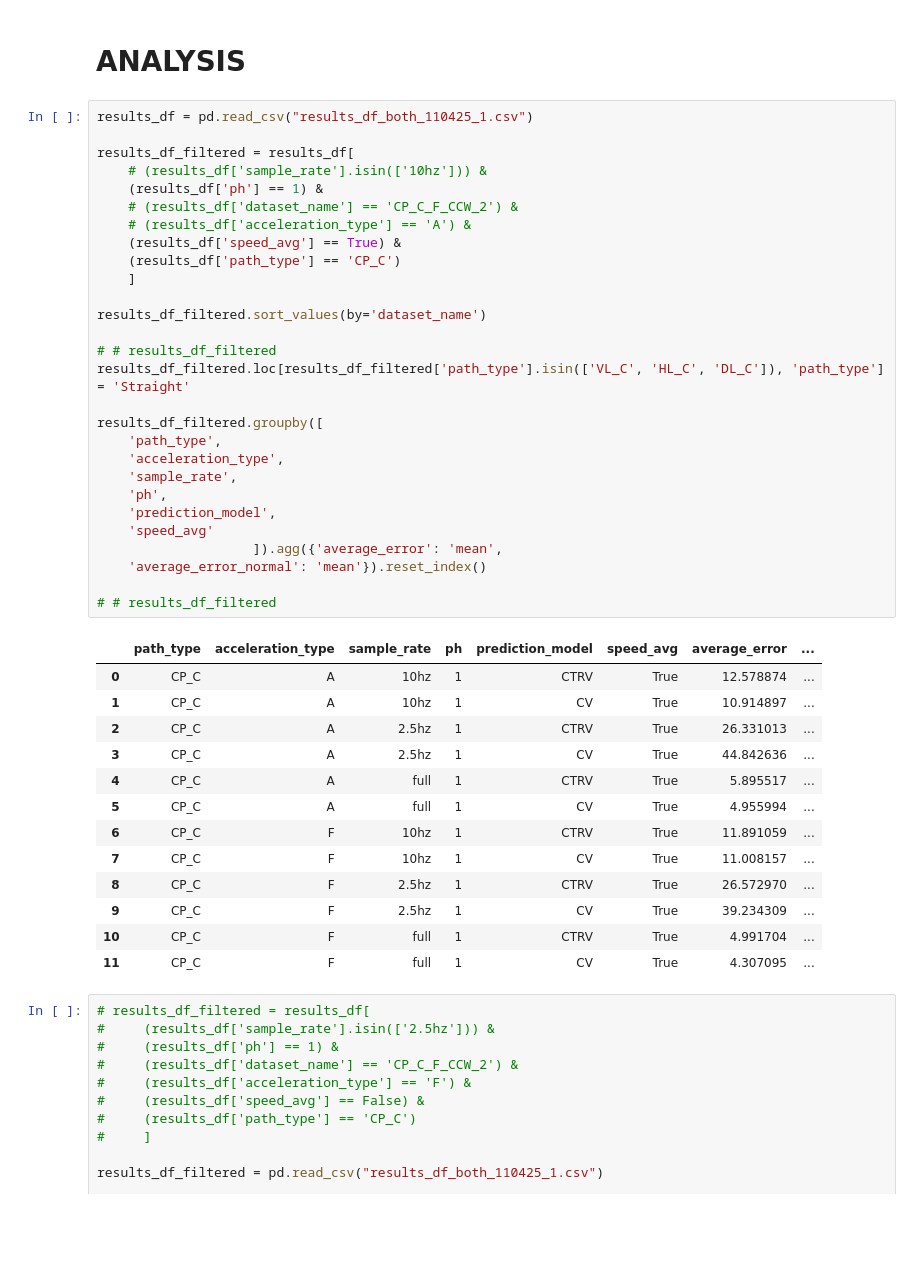
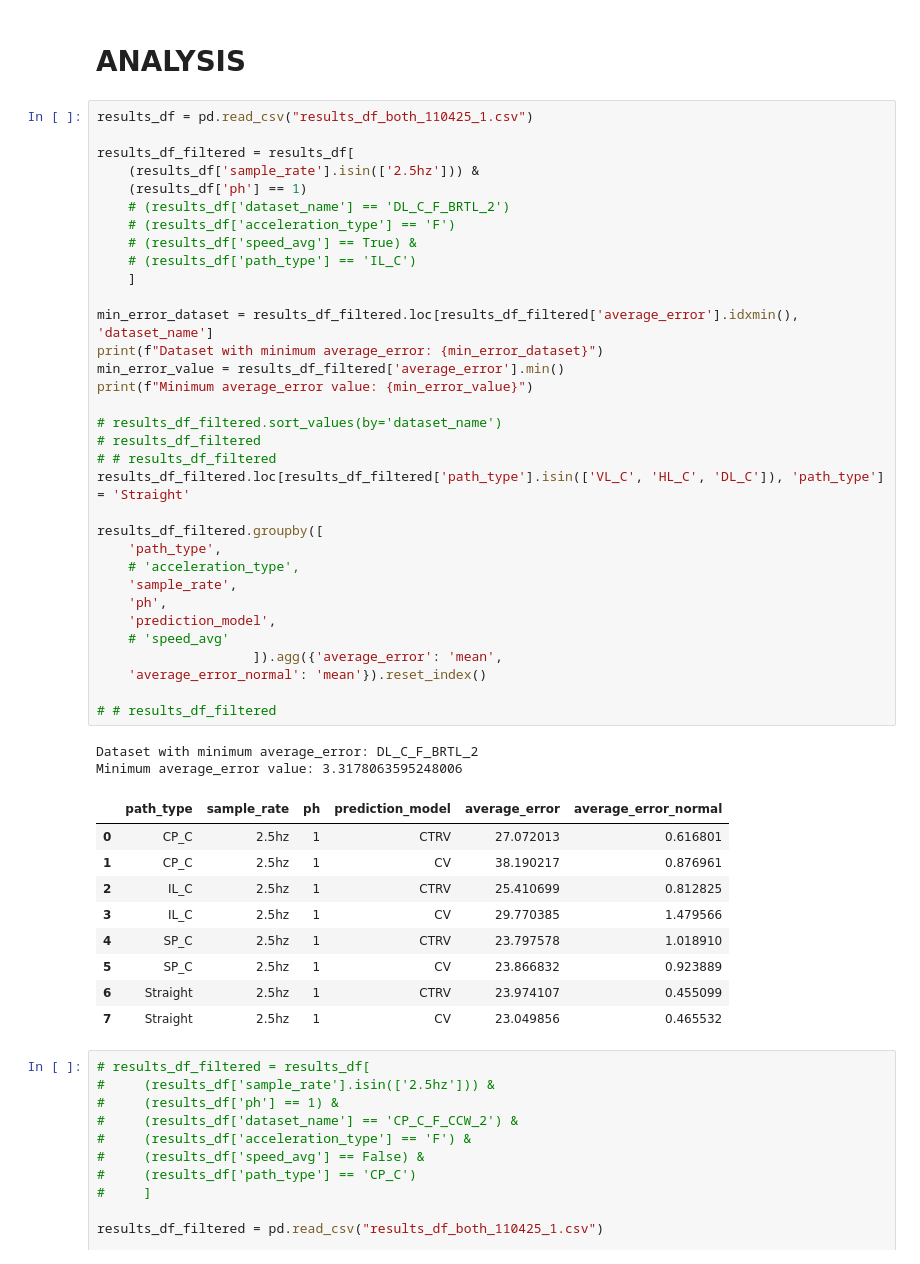
Before and after one commit to spourasgari/motion_predictor, a Jupyter notebook: void/CV_pred.ipynb, the cells around one changed output. Saved outputs shown, nothing was run; the diff lists cells and outputs as text; blank space fills up the shorter version.

```diff
--- a/CV_pred.ipynb
+++ b/void/CV_pred.ipynb
@@ -646,45 +620,48 @@ results_df_filtered.groupby([
 # %%
 results_df = pd.read_csv("results_df_both_110425_1.csv")
 
 results_df_filtered = results_df[
-    # (results_df['sample_rate'].isin(['10hz'])) &
-    (results_df['ph'] == 1) &
-    # (results_df['dataset_name'] == 'CP_C_F_CCW_2') &
-    # (results_df['acceleration_type'] == 'A') &
-    (results_df['speed_avg'] == True) &
-    (results_df['path_type'] == 'CP_C')
+    (results_df['sample_rate'].isin(['2.5hz'])) &
+    (results_df['ph'] == 1)
+    # (results_df['dataset_name'] == 'DL_C_F_BRTL_2')
+    # (results_df['acceleration_type'] == 'F')
+    # (results_df['speed_avg'] == True) &
+    # (results_df['path_type'] == 'IL_C')
     ]
 
-results_df_filtered.sort_values(by='dataset_name')
+min_error_dataset = results_df_filtered.loc[results_df_filtered['average_error'].idxmin(), 'dataset_name']
+print(f"Dataset with minimum average_error: {min_error_dataset}")
+min_error_value = results_df_filtered['average_error'].min()
+print(f"Minimum average_error value: {min_error_value}")
 
+# results_df_filtered.sort_values(by='dataset_name')
+# results_df_filtered
 # # results_df_filtered
 results_df_filtered.loc[results_df_filtered['path_type'].isin(['VL_C', 'HL_C', 'DL_C']), 'path_type'] = 'Straight'
 
 results_df_filtered.groupby([
     'path_type',
-    'acceleration_type',
+    # 'acceleration_type',
     'sample_rate',
     'ph',
     'prediction_model',
-    'speed_avg'
+    # 'speed_avg'
                     ]).agg({'average_error': 'mean',
     'average_error_normal': 'mean'}).reset_index()
 
 # # results_df_filtered
 # %% [output]
+Dataset with minimum average_error: DL_C_F_BRTL_2
+Minimum average_error value: 3.3178063595248006
-|  | path_type | acceleration_type | sample_rate | ph | prediction_model | speed_avg | average_error | ... |
-| 0 | CP_C | A | 10hz | 1 | CTRV | True | 12.578874 | ... |
-| 1 | CP_C | A | 10hz | 1 | CV | True | 10.914897 | ... |
-| 2 | CP_C | A | 2.5hz | 1 | CTRV | True | 26.331013 | ... |
-| 3 | CP_C | A | 2.5hz | 1 | CV | True | 44.842636 | ... |
-| 4 | CP_C | A | full | 1 | CTRV | True | 5.895517 | ... |
-| 5 | CP_C | A | full | 1 | CV | True | 4.955994 | ... |
-| 6 | CP_C | F | 10hz | 1 | CTRV | True | 11.891059 | ... |
-| 7 | CP_C | F | 10hz | 1 | CV | True | 11.008157 | ... |
-| 8 | CP_C | F | 2.5hz | 1 | CTRV | True | 26.572970 | ... |
-| 9 | CP_C | F | 2.5hz | 1 | CV | True | 39.234309 | ... |
-| 10 | CP_C | F | full | 1 | CTRV | True | 4.991704 | ... |
-| 11 | CP_C | F | full | 1 | CV | True | 4.307095 | ... |
+|  | path_type | sample_rate | ph | prediction_model | average_error | average_error_normal |
+| 0 | CP_C | 2.5hz | 1 | CTRV | 27.072013 | 0.616801 |
+| 1 | CP_C | 2.5hz | 1 | CV | 38.190217 | 0.876961 |
+| 2 | IL_C | 2.5hz | 1 | CTRV | 25.410699 | 0.812825 |
+| 3 | IL_C | 2.5hz | 1 | CV | 29.770385 | 1.479566 |
+| 4 | SP_C | 2.5hz | 1 | CTRV | 23.797578 | 1.018910 |
+| 5 | SP_C | 2.5hz | 1 | CV | 23.866832 | 0.923889 |
+| 6 | Straight | 2.5hz | 1 | CTRV | 23.974107 | 0.455099 |
+| 7 | Straight | 2.5hz | 1 | CV | 23.049856 | 0.465532 |
 # %%
 # results_df_filtered = results_df[
 #     (results_df['sample_rate'].isin(['2.5hz'])) &
```
Also changed, not shown: parts of 8 cells of this notebook, 14 other files.
